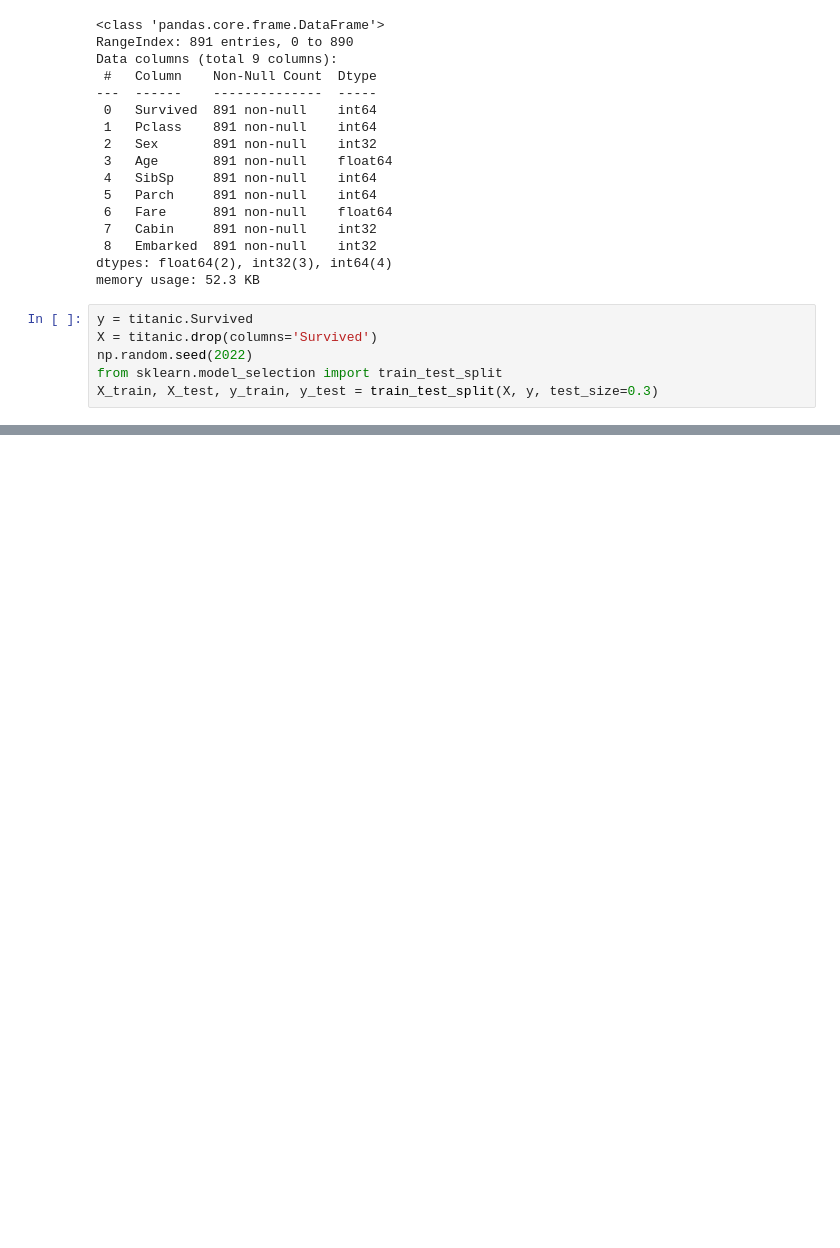
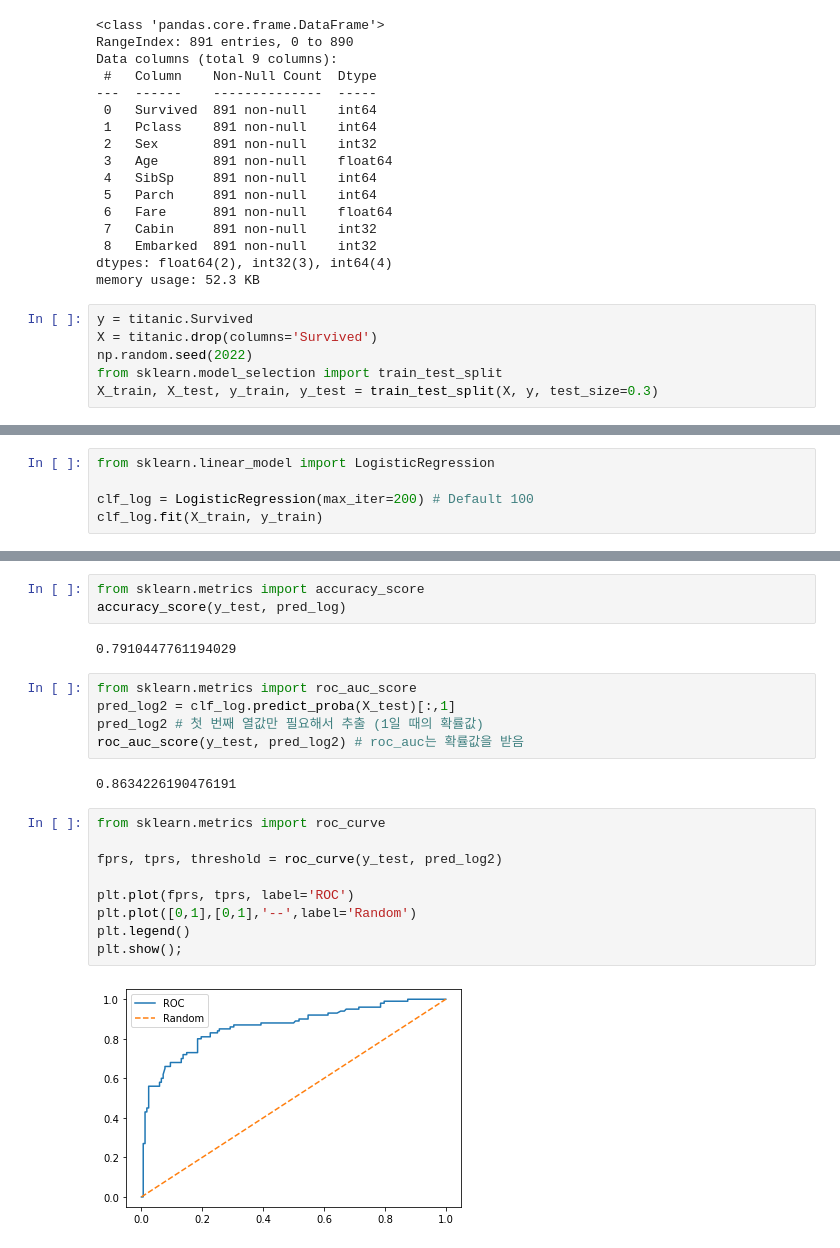
Before and after one commit to luckyspia/TIL, a Jupyter notebook: Machine_Learning/03.Algorithm.ipynb, the cells around one changed output, grey strips where cells are left out. Cells and saved outputs as stored; diff of their text form; blank space fills up the shorter version.

```diff
--- a/Machine_Learning/03.Algorithm.ipynb
+++ b/Machine_Learning/03.Algorithm.ipynb
@@ -105,0 +106,5 @@ X_train, X_test, y_train, y_test = train_test_split(X, y, test_size=0.3)
+# %%
+from sklearn.linear_model import LogisticRegression
+
+clf_log = LogisticRegression(max_iter=200) # Default 100
+clf_log.fit(X_train, y_train)
@@ -105,0 +152,23 @@ X_train, X_test, y_train, y_test = train_test_split(X, y, test_size=0.3)
+# %%
+from sklearn.metrics import accuracy_score
+accuracy_score(y_test, pred_log)
+# %% [output]
+0.7910447761194029
+# %%
+from sklearn.metrics import roc_auc_score
+pred_log2 = clf_log.predict_proba(X_test)[:,1]
+pred_log2 # 첫 번째 열값만 필요해서 추출 (1일 때의 확률값)
+roc_auc_score(y_test, pred_log2) # roc_auc는 확률값을 받음
+# %% [output]
+0.8634226190476191
+# %%
+from sklearn.metrics import roc_curve
+
+fprs, tprs, threshold = roc_curve(y_test, pred_log2)
+
+plt.plot(fprs, tprs, label='ROC')
+plt.plot([0,1],[0,1],'--',label='Random')
+plt.legend()
+plt.show();
+# %% [output]
+[figure, added]
```
Also changed, not shown: parts of 17 cells of this notebook.
